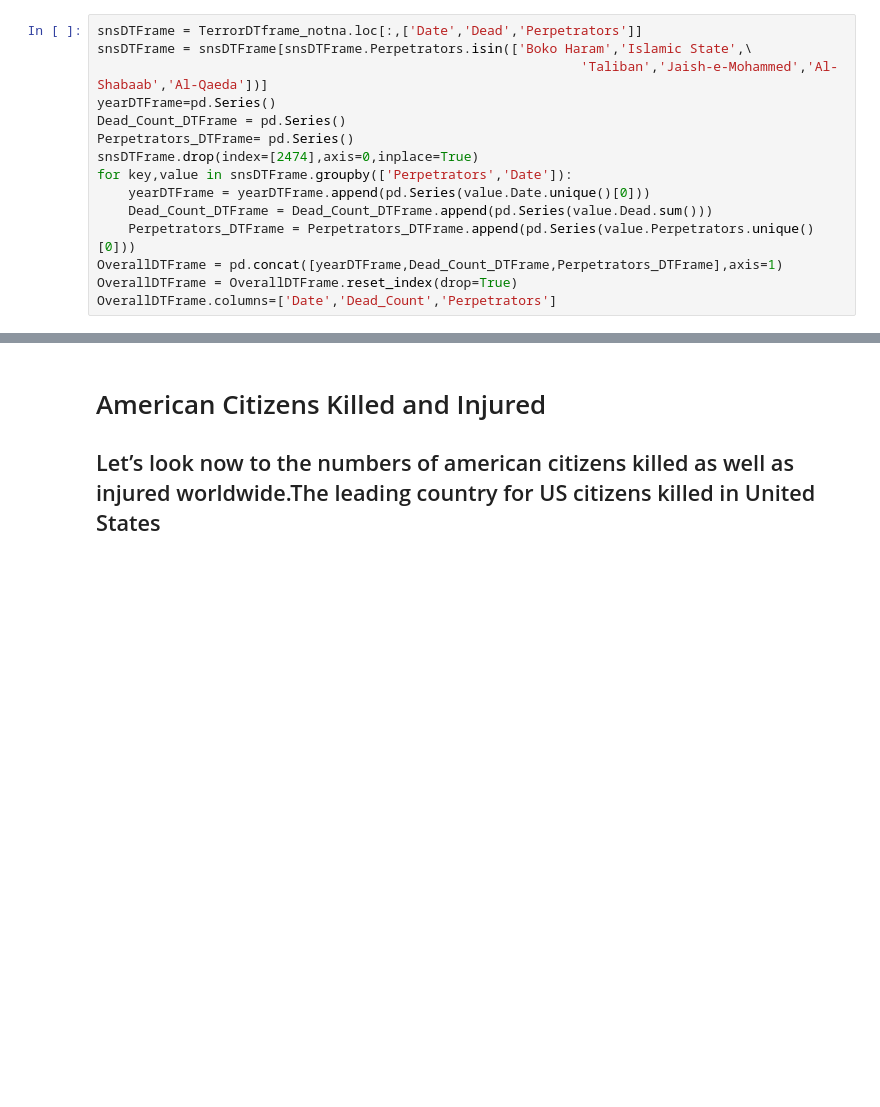
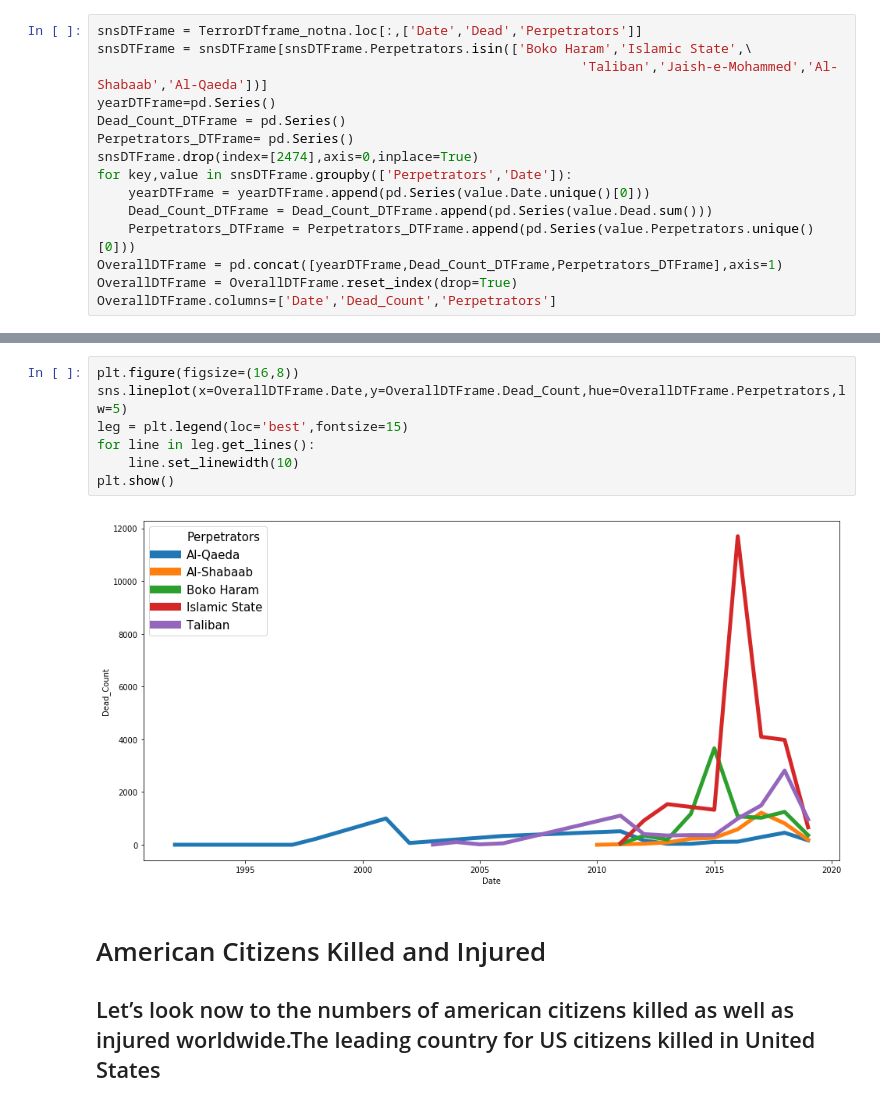
Before and after one commit to SupChanda/Predicting-perpetrators-of-global-terrorism, a Jupyter notebook: Predicting Perpetrator using Machine Learning algorithm.ipynb, the cells around one changed output, grey strips where cells are left out. Cells and saved outputs as stored; diff of their text form; blank space fills up the shorter version.

```diff
--- a/Predicting Perpetrator using Machine Learning algorithm.ipynb
+++ b/Predicting Perpetrator using Machine Learning algorithm.ipynb
@@ -272,3 +273,12 @@ plt.show()
+# %%
+plt.figure(figsize=(16,8))
+sns.lineplot(x=OverallDTFrame.Date,y=OverallDTFrame.Dead_Count,hue=OverallDTFrame.Perpetrators,lw=5)
+leg = plt.legend(loc='best',fontsize=15)
+for line in leg.get_lines():
+    line.set_linewidth(10)
+plt.show()
+# %% [output]
+[figure, added]
 # %% [markdown]
 # American Citizens Killed and Injured
 ## Let’s look now to the numbers of american citizens killed as well as injured worldwide.The leading country for US citizens killed in United States
```
Also changed, not shown: parts of 23 cells of this notebook.
